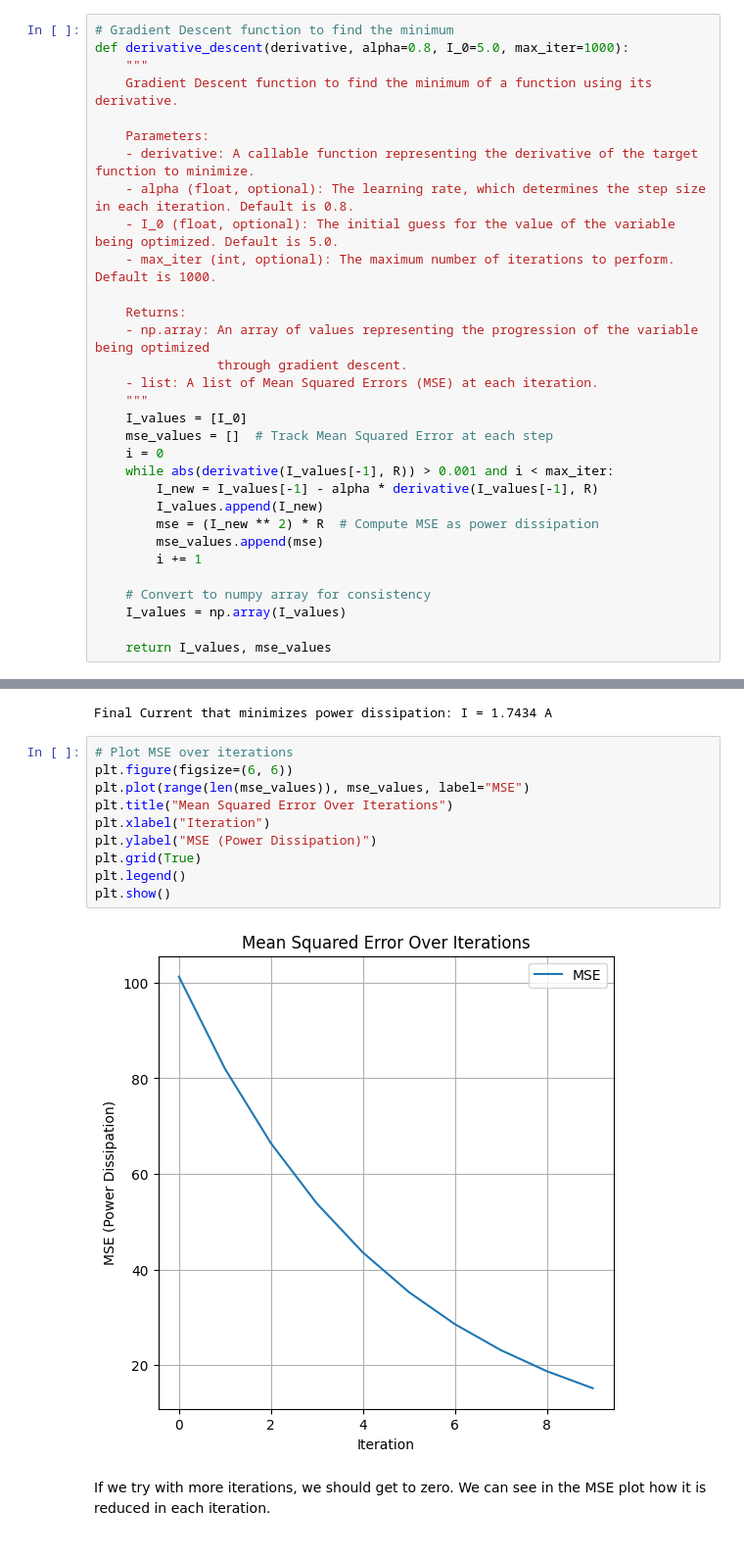
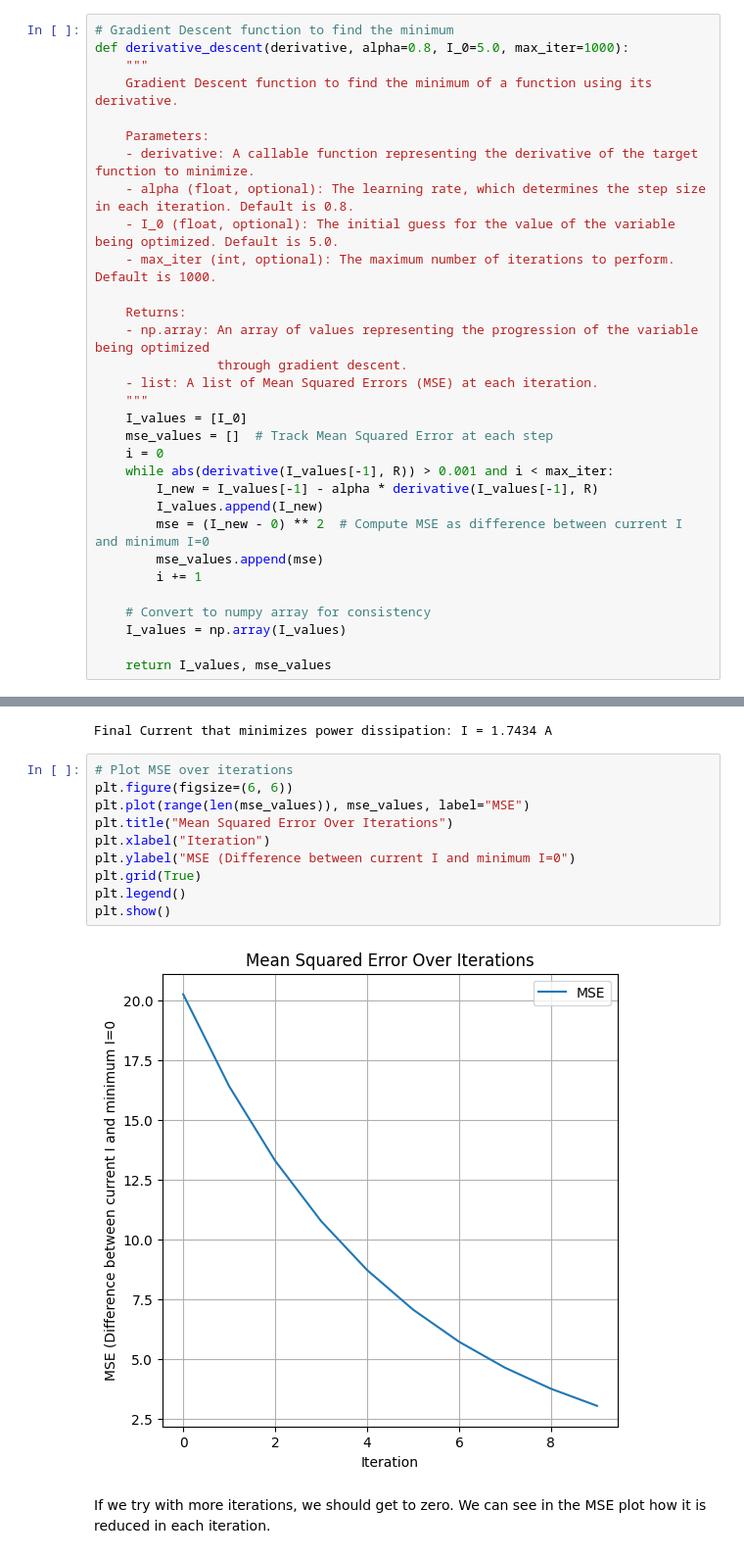
Before and after one commit to calbertiboms/INDE_577, a Jupyter notebook: Supervised Machine Learning/Gradient Descent/Gradient Descent.ipynb, the cells around one changed output, grey strips where cells are left out. Shown at 98% size. Drawn from its saved outputs; the diff is of its cells as text.

```diff
--- a/Supervised Machine Learning/Gradient Descent/Gradient Descent.ipynb
+++ b/Supervised Machine Learning/Gradient Descent/Gradient Descent.ipynb
@@ -57,7 +57,7 @@ def derivative_descent(derivative, alpha=0.8, I_0=5.0, max_iter=1000):
     while abs(derivative(I_values[-1], R)) > 0.001 and i < max_iter:
         I_new = I_values[-1] - alpha * derivative(I_values[-1], R)
         I_values.append(I_new)
-        mse = (I_new ** 2) * R  # Compute MSE as power dissipation
+        mse = (I_new - 0) ** 2  # Compute MSE as difference between current I and minimum I=0
         mse_values.append(mse)
         i += 1
 
@@ -91,15 +98,15 @@ Final Current that minimizes power dissipation: I = 1.7434 A
 # %%
 # Plot MSE over iterations
 plt.figure(figsize=(6, 6))
 plt.plot(range(len(mse_values)), mse_values, label="MSE")
 plt.title("Mean Squared Error Over Iterations")
 plt.xlabel("Iteration")
-plt.ylabel("MSE (Power Dissipation)")
+plt.ylabel("MSE (Difference between current I and minimum I=0")
 plt.grid(True)
 plt.legend()
 plt.show()
 # %% [output]
-[figure, old version]
+[figure, new version]
 # %% [markdown]
 If we try with more iterations, we should get to zero. We can see in the MSE plot how it is reduced in each iteration.
 # %%
```
Also changed, not shown: parts of 23 cells of this notebook.
